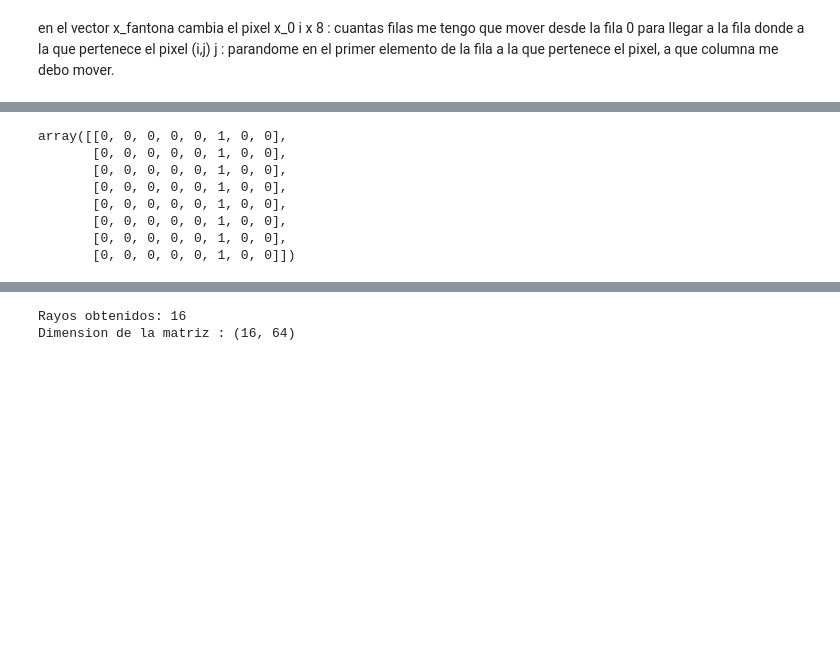
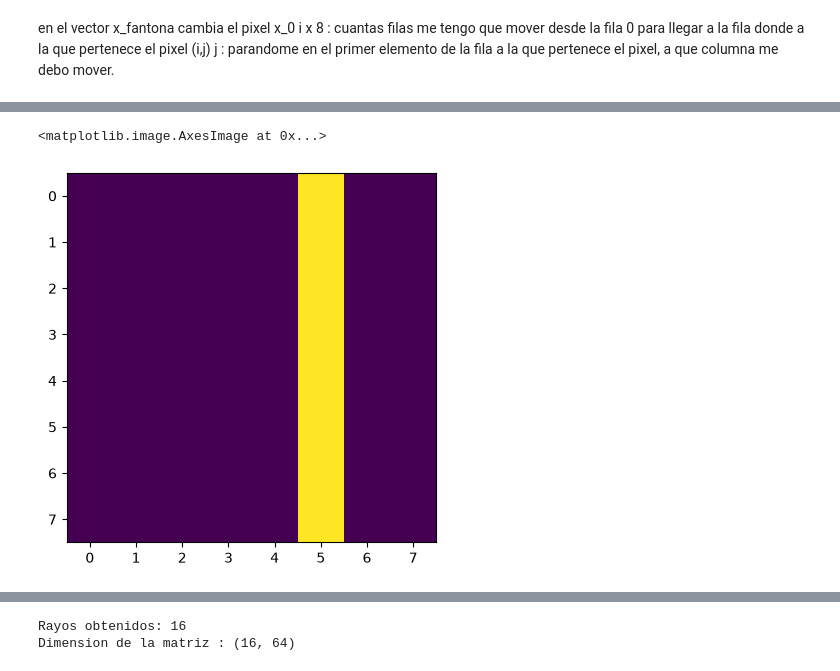
Before and after one commit to basmaxxx/metodos, a Jupyter notebook: TP1-Metodos.ipynb, the cells around one changed output, grey strips where cells are left out. Cells and saved outputs as stored; diff of their text form; code cells hidden in the pictures; blank space fills up the shorter version.

```diff
--- a/TP1-Metodos.ipynb
+++ b/TP1-Metodos.ipynb
@@ -120,12 +116,6 @@ array([[0, 0, 0, 0, 0, 0, 0, 0],
 # %%
-B
+plt.imshow(MB_r)
 # %% [output]
-array([[0, 0, 0, 0, 0, 1, 0, 0],
-       [0, 0, 0, 0, 0, 1, 0, 0],
-       [0, 0, 0, 0, 0, 1, 0, 0],
-       [0, 0, 0, 0, 0, 1, 0, 0],
-       [0, 0, 0, 0, 0, 1, 0, 0],
-       [0, 0, 0, 0, 0, 1, 0, 0],
-       [0, 0, 0, 0, 0, 1, 0, 0],
-       [0, 0, 0, 0, 0, 1, 0, 0]])
+<matplotlib.image.AxesImage at 0x...>
+[figure, added]
 # %%
```
Also changed, not shown: parts of 118 cells of this notebook.
